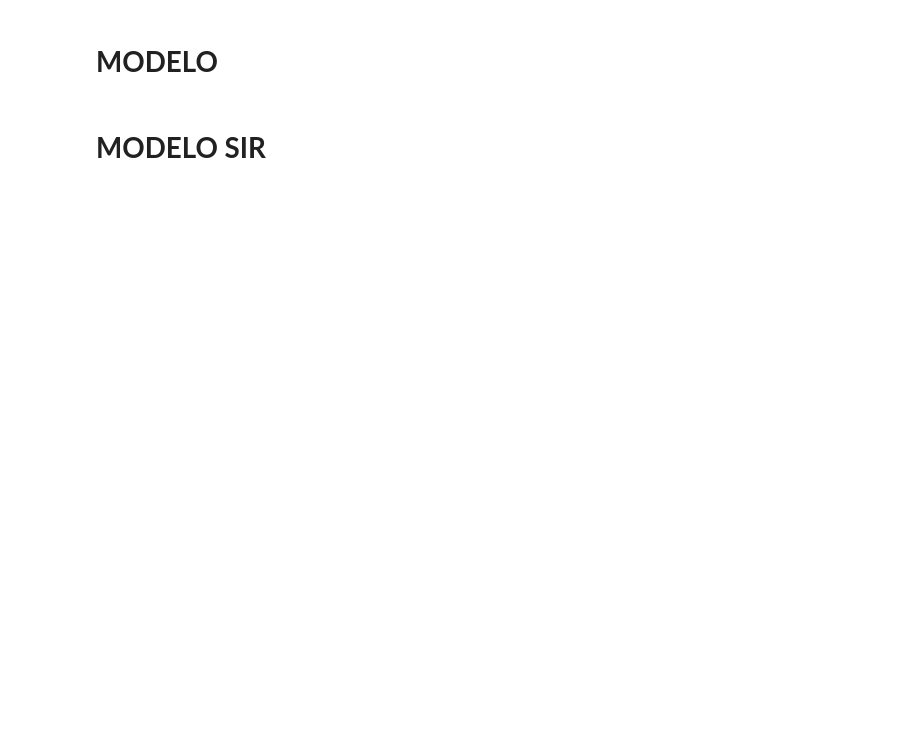
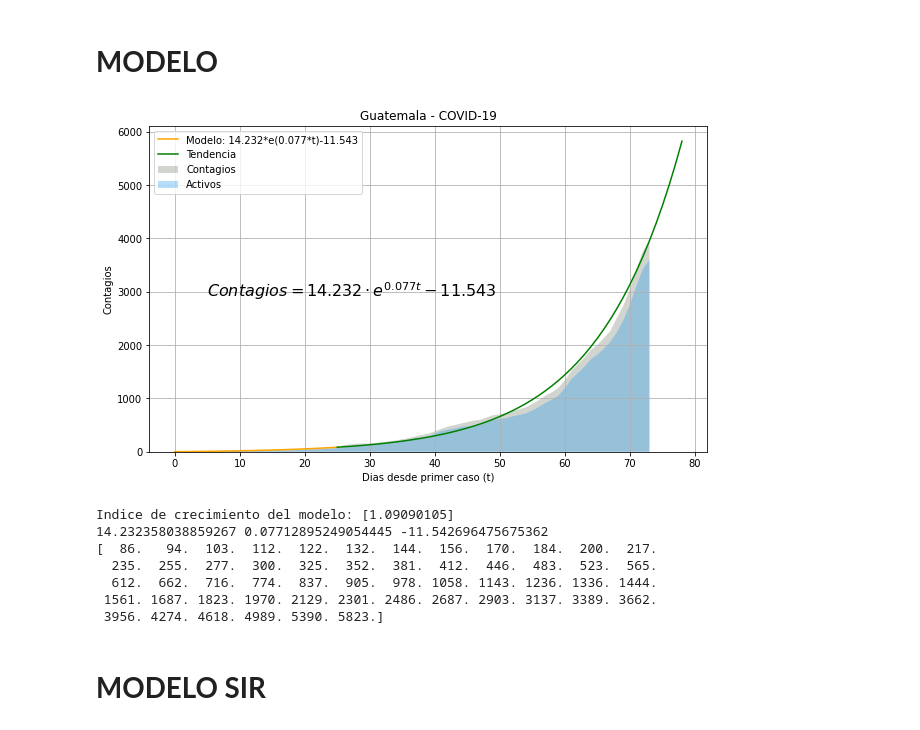
Before and after one commit to pepedp/Otros, a Jupyter notebook: Covid19.ipynb, the cells around one changed output. Drawn from its saved outputs; the diff is of its cells as text; code cells hidden in the pictures; blank space fills up the shorter version.

```diff
--- a/Covid19.ipynb
+++ b/Covid19.ipynb
@@ -196,12 +209,12 @@ print("DIA:{} \nVELOCIDAD CRECIMIENTO: {:,.0f} || MAX[{:,.0f}] || VC(Hace 7 dias
 # %%
 #@title
 fecha_ini = "2020-03-14" #@param {type:"date"}
-fecha_fin = "2020-04-07" #@param {type:"date"}
+fecha_fin = "2020-04-08" #@param {type:"date"}
 
 Activos = False #@param {type:"boolean"}
 Exponencial = True #@param {type:"boolean"}
-Grado_polinomio =  3#@param {type:"integer"}
-dias_pred =  2#@param {type:"integer"}
+Grado_polinomio =  2#@param {type:"integer"}
+dias_pred =  5#@param {type:"integer"}
 Actualizar_BigQuery = False #@param {type:"boolean"}
 
 #dias_pred= 15
@@ -265,33 +278,42 @@ else:
 
 
 #ACTUALIZAR DATOS BIG QUERY
 if (Actualizar_BigQuery) and (Exponencial):
   columnas = ["fecha","pais","confirmados","muertes","recuperados",
               "activos","velocidad","aceleracion","indice_crecimiento","modelo"]
   dfs = [dataset,pd.DataFrame(velocidad),
                 pd.DataFrame(aceleracion),
                 pd.DataFrame(indice_crecimiento),
                 pd.DataFrame(y_pred),
                 ]
   df_todo=pd.concat(dfs,axis=1)
   df_todo.columns=columnas
   tendencia=pd.DataFrame(tend[1:])
   tendencia.columns=["modelo"]
   df_todo=df_todo.append(tendencia)
   df_todo=df_todo.reset_index()
   df_todo["dias"] = df_todo.index.values
   tabla = 'dataset.covid19_gt'
   df_todo.to_gbq(tabla,project_id=project_id,if_exists='replace')
 
   #COEFICIENTES
   coeficientes = pd.DataFrame(np.round(coef,decimals=3))
   coeficientes.columns=["coeficientes"]
   coeficientes["index"] = coeficientes.index.values
   tabla_coef = 'dataset.coef_funcion'
   coeficientes.to_gbq(tabla_coef,project_id=project_id,if_exists='replace')
 
 elif (Actualizar_BigQuery):
   print("WARNING: Solo se puede actuliza datos del modelo Exponencial")
+# %% [output]
+[figure, added]
+Indice de crecimiento del modelo: [1.09090105]
+14.232358038859267 0.07712895249054445 -11.542696475675362
+[  86.   94.  103.  112.  122.  132.  144.  156.  170.  184.  200.  217.
+  235.  255.  277.  300.  325.  352.  381.  412.  446.  483.  523.  565.
+  612.  662.  716.  774.  837.  905.  978. 1058. 1143. 1236. 1336. 1444.
+ 1561. 1687. 1823. 1970. 2129. 2301. 2486. 2687. 2903. 3137. 3389. 3662.
+ 3956. 4274. 4618. 4989. 5390. 5823.]
 # %% [markdown]
 # **MODELO SIR**
 # %%
```
Also changed, not shown: parts of 3 cells of this notebook.
